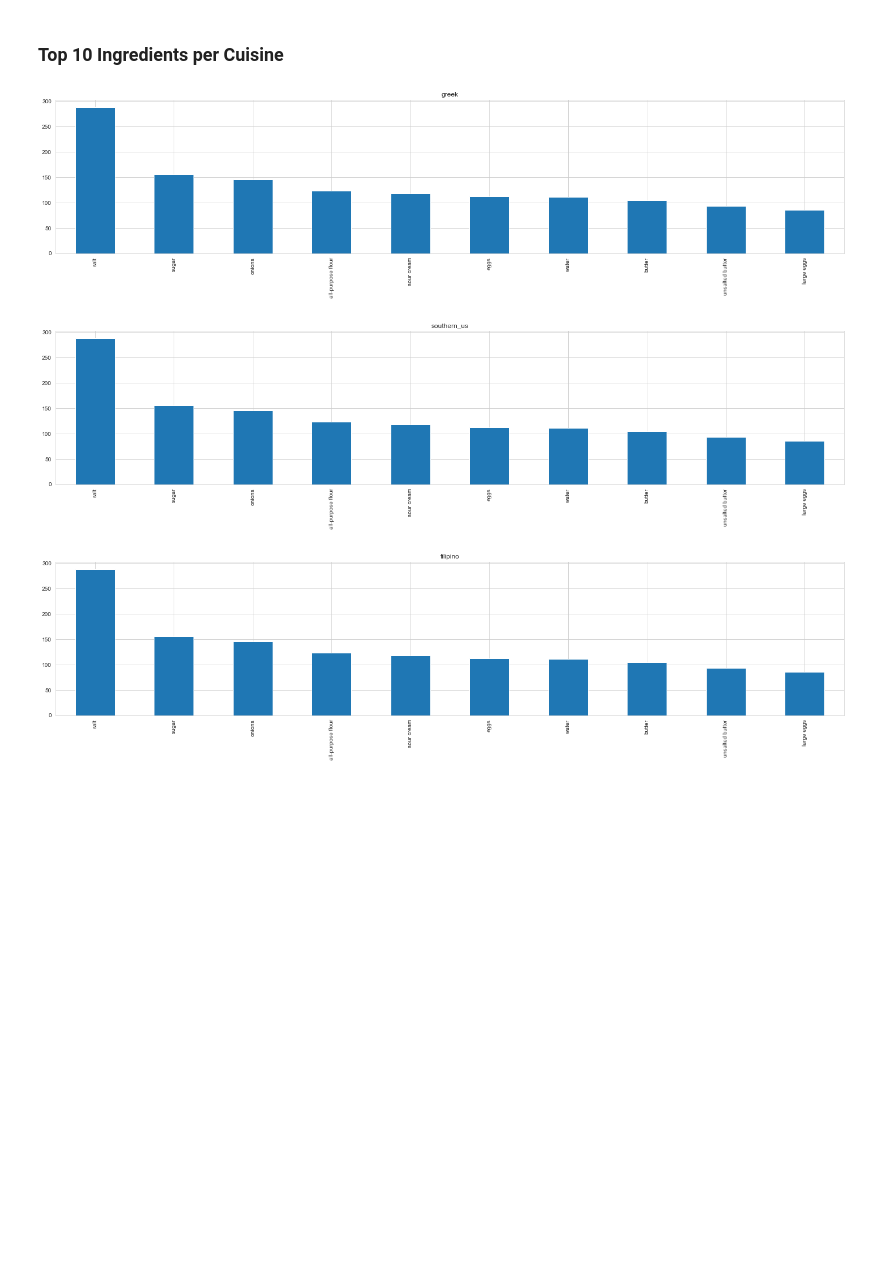
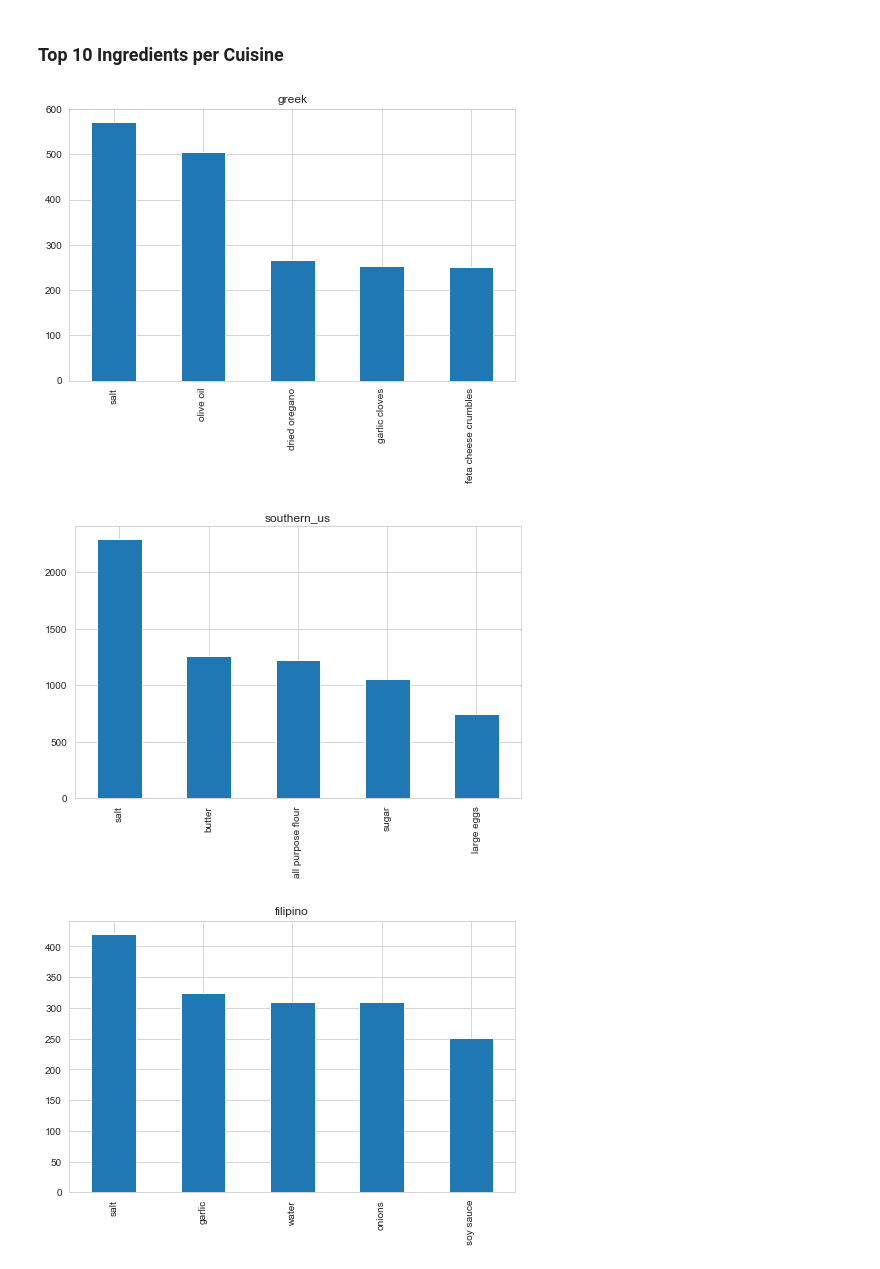
Before and after one commit to Goooo4it/Clementine-cuisine-prediction-project, a Jupyter notebook: Exploratory Data Analysis.ipynb, the cells around one changed output. Saved outputs shown, nothing was run; the diff lists cells and outputs as text; code cells hidden in the pictures; blank space fills up the shorter version.

```diff
--- a/Exploratory Data Analysis.ipynb
+++ b/Exploratory Data Analysis.ipynb
@@ -379,19 +381,19 @@ The sum of ingredients of level 1 and level 2 is more than 50%, the sum
 # %%
 cuisine_label = df["cuisine"].unique()
 
-cus = dict()
+cus = {}
 for label in cuisine_label:
     list_ingredients = []
-    for tuple in df[df['cuisine']==label]['refined_ingredients']:
-        for item in tuple:
+    for tup in df[df['cuisine']==label]['refined_ingredients']:
+        for item in tup:
             list_ingredients.append(item)
-    cus[label] = i
+    cus[label] = list_ingredients
 # %%
 for key in cus.keys():
-    fig, ax = plt.subplots(figsize=(25,5))
-    pd.Series(cus[key]).value_counts().head(10).plot.bar(ax=ax, title=key)
+    fig, ax = plt.subplots(figsize=(8,5))
+    pd.Series(cus[key]).value_counts().head(5).plot.bar(ax=ax, title=key)
     plt.show()
 # %% [output]
-[figure, old version]
+[figure, new version]
-[figure, old version]
+[figure, new version]
-[figure, old version]
+[figure, new version]
```
Also changed, not shown: parts of 5 cells of this notebook.
